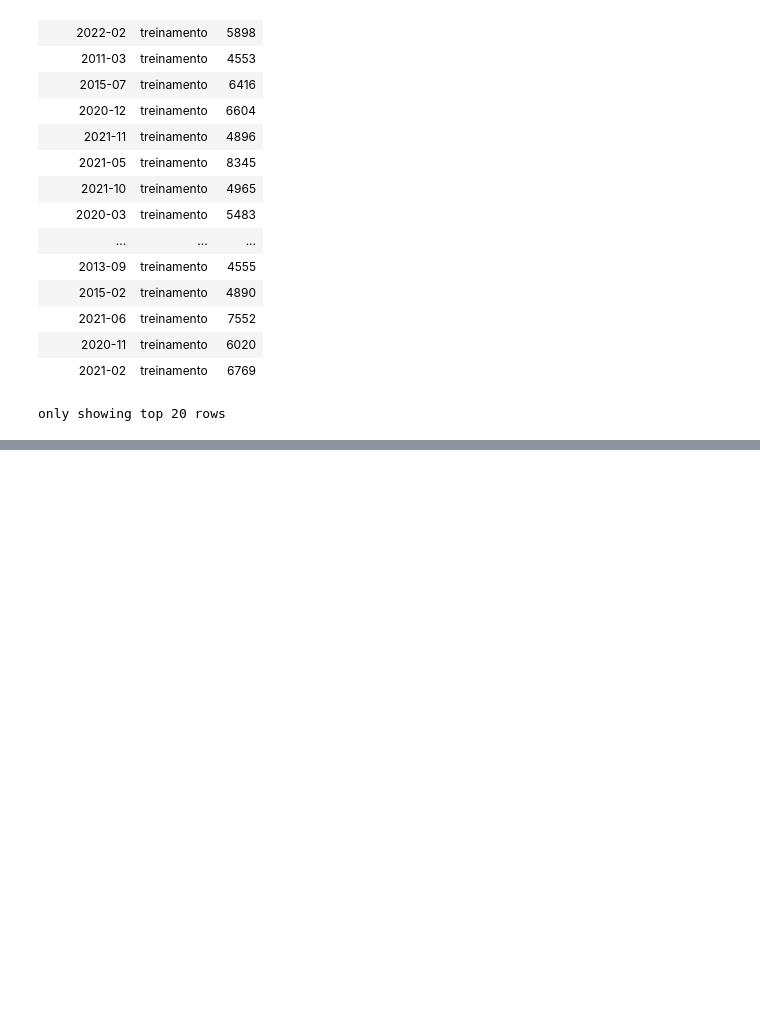
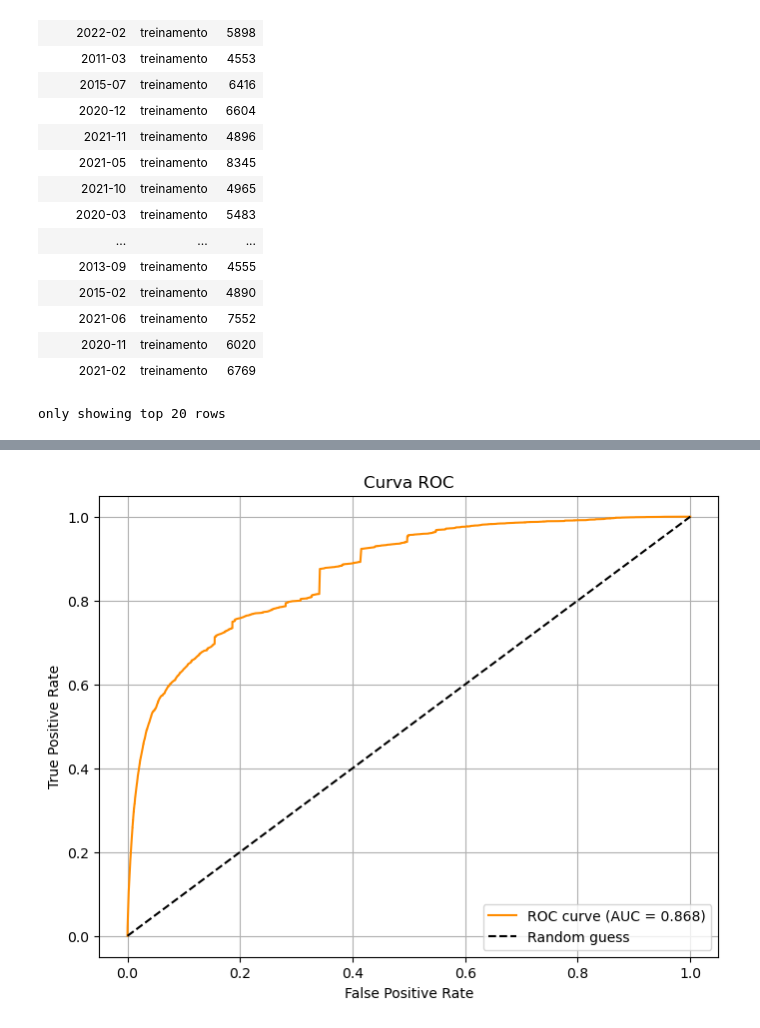
Before and after one commit to luizhenriquemm/spark-lab, a Jupyter notebook: data/jupyter/tcc/modelo_analitico/classificacao.ipynb, the cells around one changed output, grey strips where cells are left out. Cells and saved outputs as stored; diff of their text form; code cells hidden in the pictures; blank space fills up the shorter version.

```diff
--- a/data/jupyter/tcc/modelo_analitico/classificacao.ipynb
+++ b/data/jupyter/tcc/modelo_analitico/classificacao.ipynb
@@ -369,0 +386,22 @@ plt.show()
+# %%
+from sklearn.metrics import roc_curve, roc_auc_score
+
+df_plot = df_pred_corrigido.select("morte", "probability")
+df_pd = df_plot.toPandas()
+
+df_pd["prob_pos"] = df_pd["probability"].apply(lambda v: float(v[1]))
+
+fpr, tpr, thresholds = roc_curve(df_pd["morte"], df_pd["prob_pos"])
+auc = roc_auc_score(df_pd["morte"], df_pd["prob_pos"])
+
+plt.figure(figsize=(8, 6))
+plt.plot(fpr, tpr, label=f"ROC curve (AUC = {auc:.3f})", color="darkorange")
+plt.plot([0, 1], [0, 1], "k--", label="Random guess")
+plt.xlabel("False Positive Rate")
+plt.ylabel("True Positive Rate")
+plt.title("Curva ROC")
+plt.legend(loc="lower right")
+plt.grid(True)
+plt.show()
+# %% [output]
+[figure, added]
```
Also changed, not shown: parts of 8 cells of this notebook, 35 other files.
